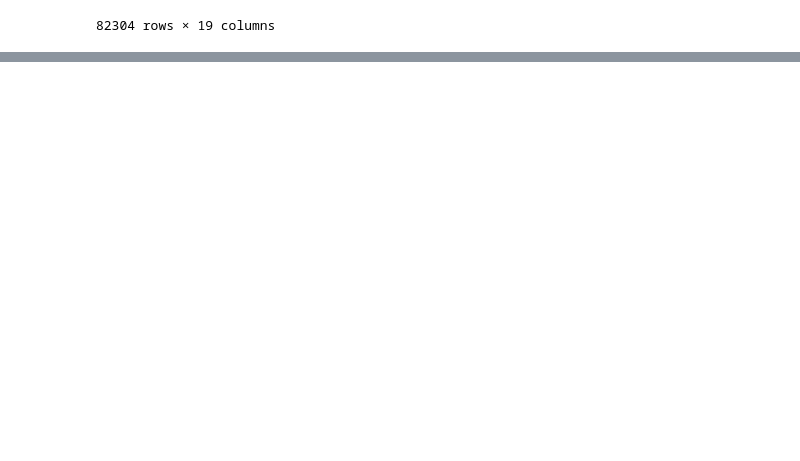
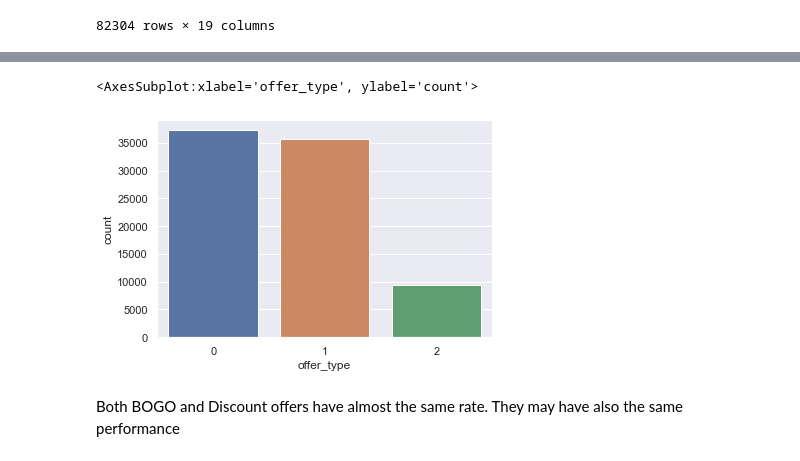
Before and after one commit to PyTcheu/Starbucks_Capstone, a Jupyter notebook: Starbucks_Capstone_notebook-Copy1.ipynb, the cells around one changed output, grey strips where cells are left out. Cells and saved outputs as stored; diff of their text form; code cells hidden in the pictures; blank space fills up the shorter version.

```diff
--- a/Starbucks_Capstone_notebook-Copy1.ipynb
+++ b/Starbucks_Capstone_notebook-Copy1.ipynb
@@ -489,0 +547,8 @@ df_final
+# %%
+sns.countplot(x="offer_type", data=df_final)
+# %% [output]
+<AxesSubplot:xlabel='offer_type', ylabel='count'>
+[figure, added]
+# %% [markdown]
+Both BOGO and Discount offers have almost the same rate.
+They may have also the same performance
```
Also changed, not shown: parts of 49 cells of this notebook.
